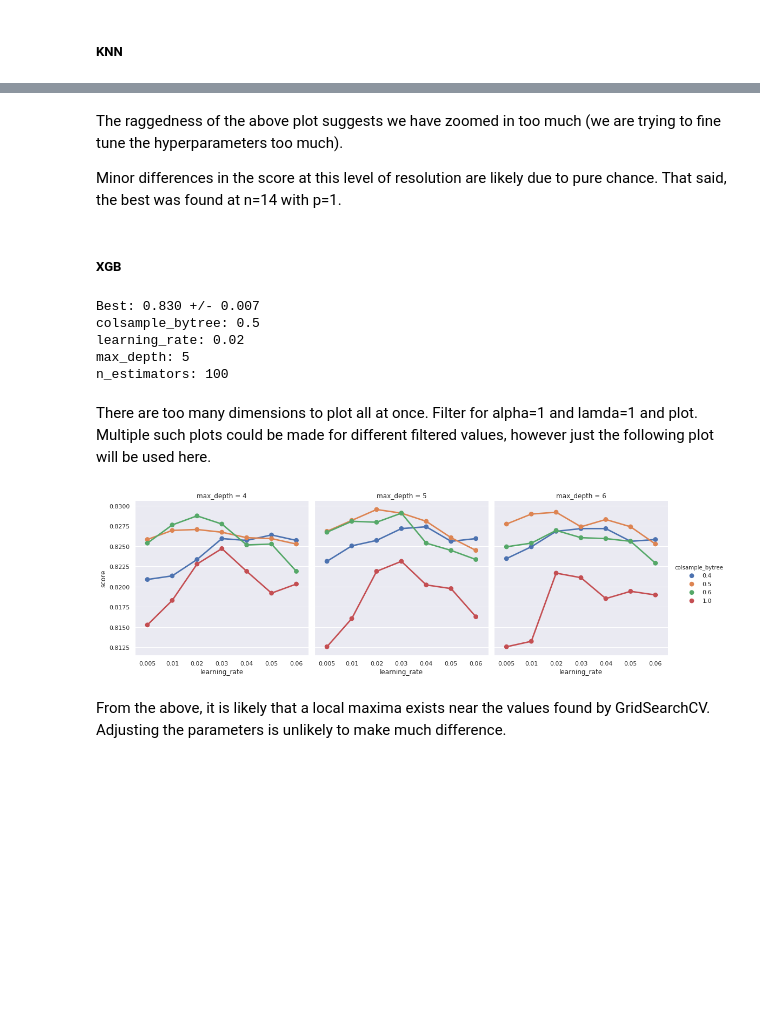
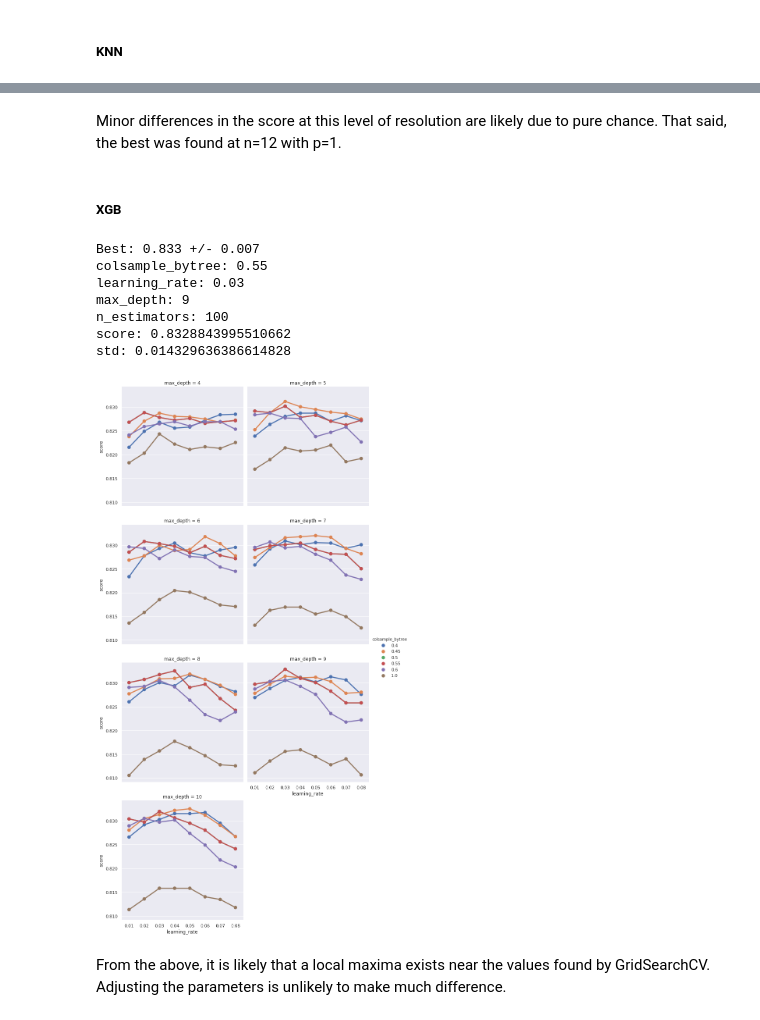
Before and after one commit to sdiehl28/Scikit-Learn-Workflow, a Jupyter notebook: projects/titanic/TitanicN09.ipynb, the cells around one changed output, grey strips where cells are left out. Cells and saved outputs as stored; diff of their text form; code cells hidden in the pictures; blank space fills up the shorter version.

```diff
--- a/projects/titanic/TitanicN09.ipynb
+++ b/projects/titanic/TitanicN09.ipynb
@@ -115,8 +115,10 @@ nn_pipe = Pipeline([('ct', ct), ('nn', nn)])
 base_learners = [lr_pipe, knn_pipe, xgb, svm_pipe, nn_pipe]
 # %%
 # Cross Validation Generators used in this Notebook
-cv_select = RepeatedStratifiedKFold(n_splits=2, n_repeats=10, random_state=108)
-cv_select_quick = RepeatedStratifiedKFold(n_splits=2, n_repeats=5, random_state=108)
+cv_select = RepeatedStratifiedKFold(n_splits=2, n_repeats=10,
+                                    random_state=108)
+cv_select_quick = RepeatedStratifiedKFold(n_splits=2, n_repeats=5,
+                                          random_state=108)
 cv_predict = StratifiedKFold(n_splits=10, random_state=1001)
 # %%
 # Evaluate the Accuracy of each base learner
@@ -705,40 +708,39 @@ g = sns.catplot("knn__n_neighbors", "score", "knn__p",
 # %% [markdown]
-The raggedness of the above plot suggests we have zoomed in too much (we are trying to fine tune the hyperparameters too much).
-
-Minor differences in the score at this level of resolution are likely due to pure chance.  That said, the best was found at n=14 with p=1.
+Minor differences in the score at this level of resolution are likely due to pure chance.  That said, the best was found at n=12 with p=1.
 # %% [markdown]
 ##### XGB
 # %%
-X, y = tt.get_Xy_v5()
+X, y = tt.get_Xy_v6()
 cols, ct = tt.get_ct_v5()
 
 xgb_best = XGBClassifier(objective='binary:logistic', random_state=48)
 
 params = {'n_estimators': [100],
-          'learning_rate': [0.005, 0.01, .02, .03, .04, .05, .06],
-          'max_depth': [4, 5, 6],
-          'colsample_bytree': [1.0, 0.6, 0.5, 0.4]}
+          'learning_rate': [0.01, .02, .03, .04,
+                            .05, .06, .07, .08],
+          'max_depth': [4, 5, 6, 7, 8, 9, 10],
+          'colsample_bytree': [1.0, 0.6, 0.55, 0.5, 0.45, 0.4]}
 grid = GridSearchCV(estimator=xgb_best, param_grid=params,
-                    scoring='accuracy', cv=cv_select, n_jobs=-1)
+                    scoring='accuracy', cv=cv_select)
 
 # find the best hyperparameters and associated score
 grid.fit(X, y);
 # %%
 df_xgb = tt.print_grid(grid, pandas=True)
 # %% [output]
-Best: 0.830 +/- 0.007
-colsample_bytree: 0.5
-learning_rate: 0.02
-max_depth: 5
+Best: 0.833 +/- 0.007
+colsample_bytree: 0.55
+learning_rate: 0.03
+max_depth: 9
 n_estimators: 100
+score: 0.8328843995510662
+std: 0.014329636386614828
-# %% [markdown]
-There are too many dimensions to plot all at once.  Filter for alpha=1 and lamda=1 and plot.  Multiple such plots could be made for different filtered values, however just the following plot will be used here.
 # %%
 g = sns.catplot("learning_rate", "score", "colsample_bytree",
-                col="max_depth", # col_wrap=2,
+                col="max_depth", col_wrap=2,
                 data=df_xgb, kind="point", ci=None)
 # %% [output]
-[figure, old version]
+[figure, new version]
 # %% [markdown]
 From the above, it is likely that a local maxima exists near the values found by GridSearchCV.  Adjusting the parameters is unlikely to make much difference.
 # %% [markdown]
```
Also changed, not shown: parts of 82 cells of this notebook, 2 other files.
